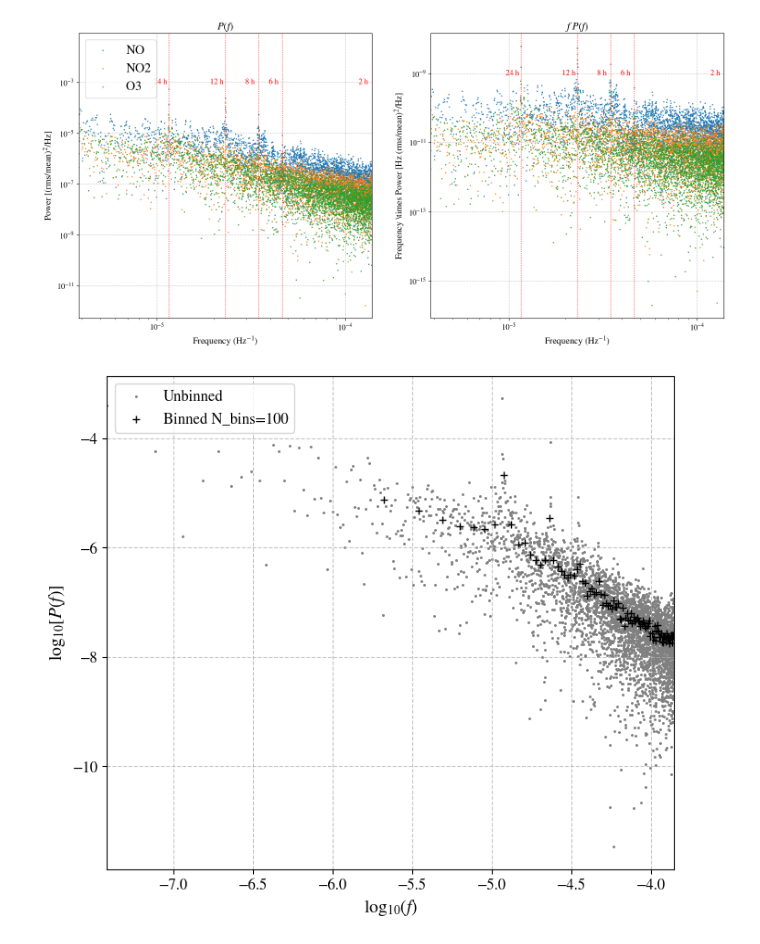
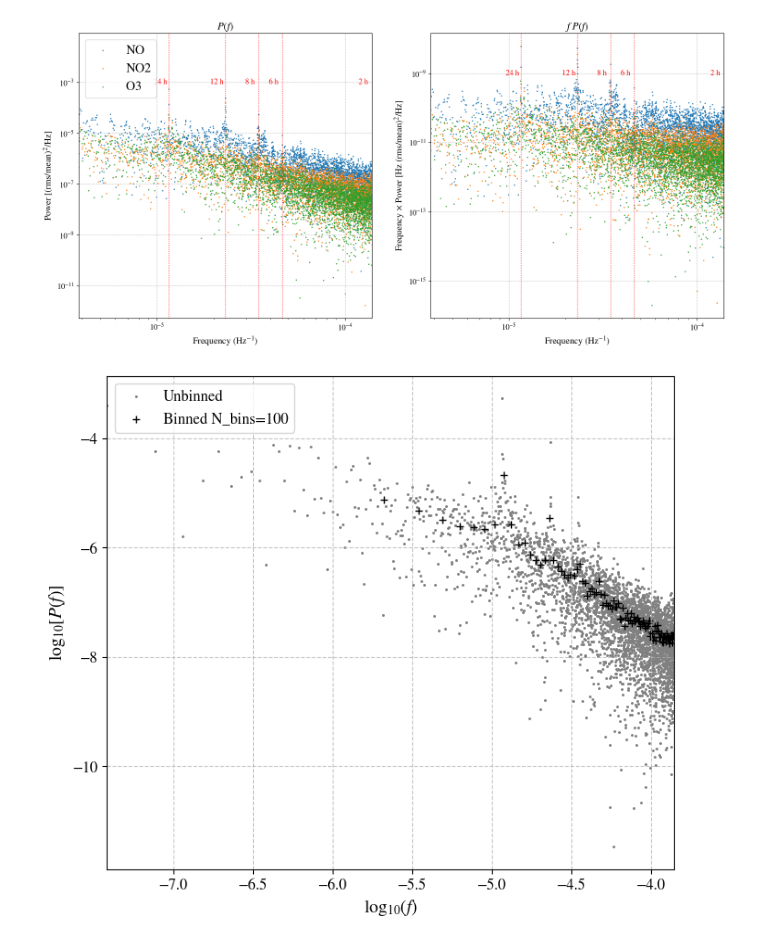
Before and after one commit to nx1/clear_skies, a Jupyter notebook: notebooks/PSD.ipynb, the cells around one changed output. Drawn from its saved outputs; the diff is of its cells as text; code cells hidden in the pictures.

```diff
--- a/notebooks/PSD.ipynb
+++ b/notebooks/PSD.ipynb
@@ -41,36 +41,38 @@ for t in hours_to_plot:
 for metric in ['NO', 'NO2', 'O3']:
     y = df_numeric[metric]
     N = len(y)
+
+    # Get Discrete Fourier Transform sample frequencies
     freqs = np.fft.fftfreq(N, d=3600) #1 Hour Cycle
 
     # Calculate Normalization Constant
     time_bin = np.diff(freqs)[0]
     y_mean = np.mean(y)
     A = (2 * time_bin) / (N * y_mean)
     psd = A*np.abs(np.fft.fft(y))**2
 
     assert len(freqs) == len(psd)
     N_freqs = len(freqs)
     freqs = freqs[:N_freqs//2] # Cut data at the Nyquist
     psd   = psd[:N_freqs//2]
 
     #plt.loglog(freqs, psd, label=metric)
     ax[0].scatter(freqs, psd, label=metric, s=1)
     ax[1].scatter(freqs, freqs*psd, label=metric, s=1)
 
 
 ax[0].legend(fontsize=20, loc='upper left')
 ax[0].set_ylabel(r'Power [(rms/mean)$^{2}$/Hz]')
-ax[1].set_ylabel(r'Frequency \times Power [Hz (rms/mean)$^{2}$/Hz]')
+ax[1].set_ylabel(r'Frequency $\times$ Power [Hz (rms/mean)$^{2}$/Hz]')
 ax[0].set_title(r'$P(f)$')
 ax[1].set_title(r'$f \ P(f)$')
 for a in ax:
     a.loglog()
     a.set_xlabel(r'Frequency (Hz$^{-1}$)')
     a.set_xlim(100*freqs[1], freqs[-1])
 plt.show()
 # %% [output]
-[figure, old version]
+[figure, new version]
 # %%
 N_bins = 100
 freqs_binned, psd_binned = bin_data(freqs, psd, N_bins=N_bins)
```
Also changed, not shown: parts of 2 cells of this notebook, 3 other files.
